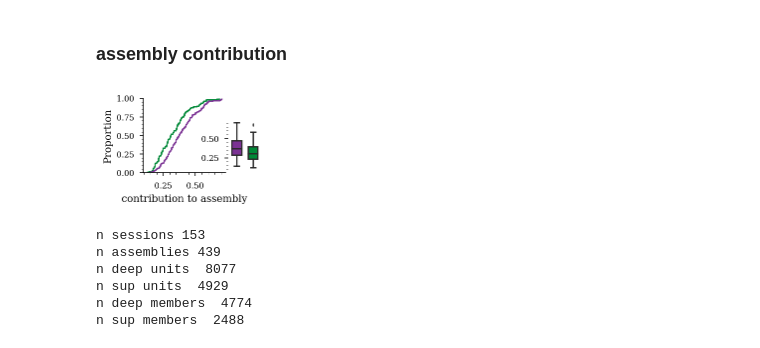
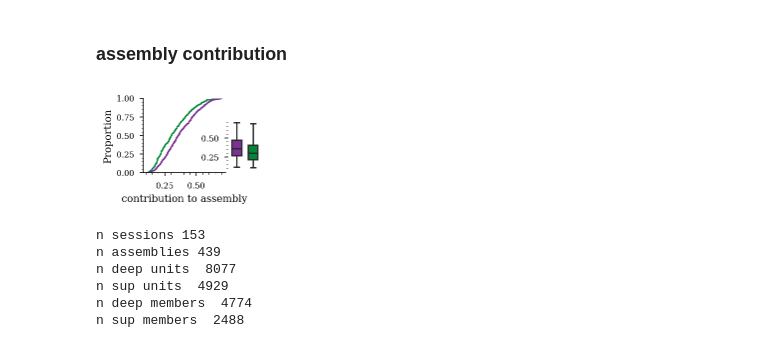
Before and after one commit to ryanharvey1/ripple_heterogeneity, a Jupyter notebook: python/notebooks/assembly.ipynb, the cells around one changed output. Cells and saved outputs as stored; diff of their text form; code cells hidden in the pictures.

Commit message:
updated figures by strict assembly class

```diff
--- a/python/notebooks/assembly.ipynb
+++ b/python/notebooks/assembly.ipynb
@@ -86,7 +86,8 @@ for session in sessions_df.sessions:
     ) = functions.find_sig_assemblies(results["patterns_inside_ripples"])
 
     for i_assemblies,pattern in enumerate(patterns):
-
+        if is_member_keep[i_assemblies].sum() < 2:
+            continue
         UID.append(results["UID"])
         deepSuperficial.append(results["deepSuperficial"])
         weights.append(pattern)
@@ -147,8 +148,8 @@ df
 # %% [markdown]
 ### add rem shifting
 # %%
-import add_rem_shift
-df = add_rem_shift.add_rem_shift(df)
+# import add_rem_shift
+# df = add_rem_shift.add_rem_shift(df)
 # %%
 print('n sessions',df.basepath.nunique())
 print('n assemblies',df.assembly_n.nunique())
@@ -400,33 +396,34 @@ plt.legend(loc='best', bbox_to_anchor=(.7, 0., 0.5, 1),fontsize='x-small',frameo
 # %%
 import custom_plots
 
+df['weights_abs'] = np.abs(df['weights'])
 # make pivot table with weights
-weights_df = pd.DataFrame()
-weights_df["weights"] = np.hstack([prop_df.deep_weights_mem, prop_df.sup_weights_mem])
-weights_df["deepSuperficial"] = np.hstack(
-    [["Deep"] * len(prop_df.deep_weights_mem), ["Superficial"] * len(prop_df.sup_weights_mem)]
-)
+# weights_df = pd.DataFrame()
+# weights_df["weights"] = np.hstack([df.weights, df.weights])
+# weights_df["deepSuperficial"] = np.hstack(
+#     [["Deep"] * len(df.weights), ["Superficial"] * len(df.weights)]
+# )
 
 group_colors = {"Deep": "#7b3294", "Superficial": "#008837"}
 sns.set_palette(sns.color_palette(group_colors.values()))
 
 fig, ax = plt.subplots(
     figsize=functions.set_size("thesis", fraction=0.25, subplots=(1.5, 1)), edgecolor=None
 )
 ax_box = custom_plots.plot_ecdf_box(
-    data=weights_df,
-    x="weights",
+    data=df[df.membership],
+    x="weights_abs",
     hue="deepSuperficial",
     hue_order=group_colors.keys(),
     ax=ax,
     x_offset=.8,
     fig=fig
 )
 ax.set_xlabel("contribution to assembly")
 
 plt.savefig(os.path.join(fig_save_path,'contribution_to_assembly.svg'),dpi=300,bbox_inches='tight')
 # %% [output]
-[figure, old version]
+[figure, new version]
 # %%
 print('n sessions',prop_df.basepath.nunique())
 # print('n sessions',prop_df.basepath.unique())
```
Also changed, not shown: parts of 4 cells of this notebook.
